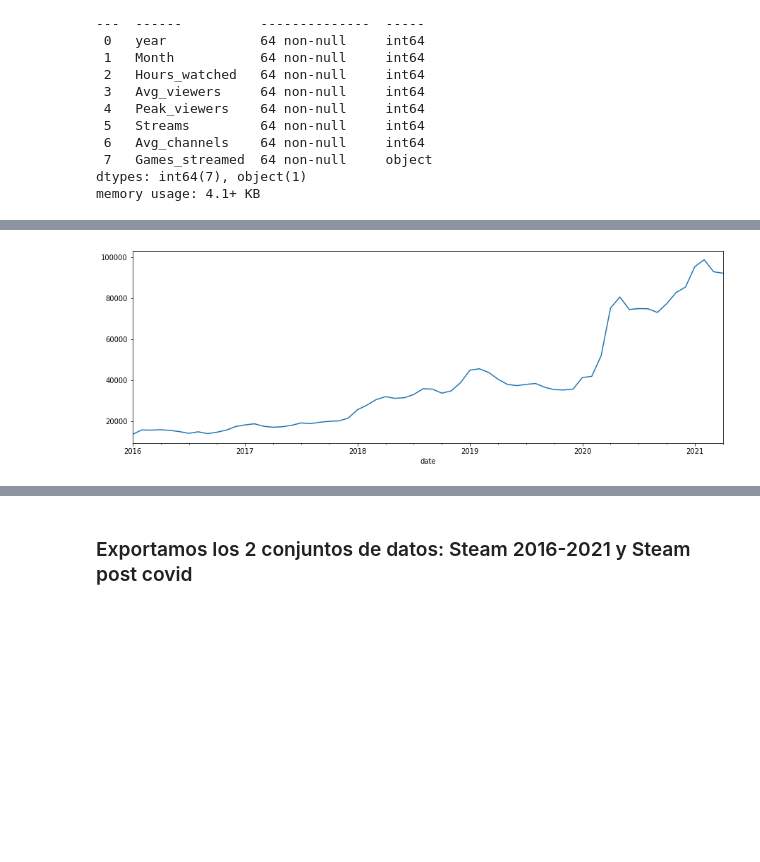
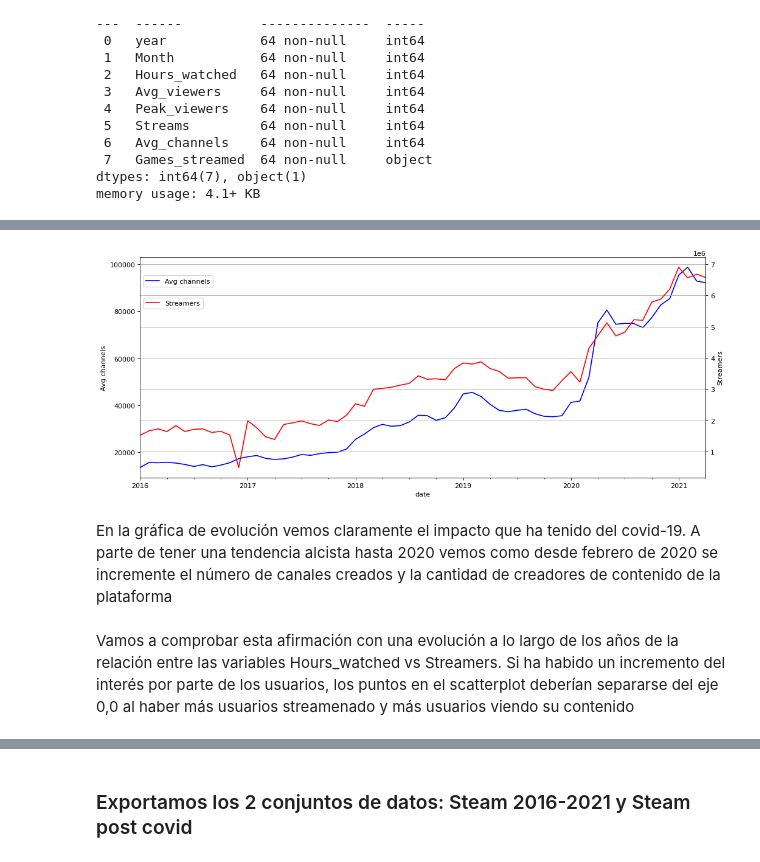
Before and after one commit to JoaquinLou/Streaming_game_influence, a Jupyter notebook: 2-Twtich data cleaning and analysis.ipynb, the cells around one changed output, grey strips where cells are left out. Saved outputs shown, nothing was run; the diff lists cells and outputs as text; code cells hidden in the pictures; blank space fills up the shorter version.

```diff
--- a/2-Twtich data cleaning and analysis.ipynb
+++ b/2-Twtich data cleaning and analysis.ipynb
@@ -176,5 +182,18 @@ df_twitch_games_2020.sort_values(['Hours_watched'], ascending=False).head(10).pl
 # %%
-plt.rcParams["figure.figsize"] = (15,5)
-df_twitch_year = df_twitch.groupby(['date'])['Avg_channels'].sum().plot()
+#Creamos nuestra figura
+fig,ax = plt.subplots(figsize=(15, 6), dpi=80)
+df_twitch_year = df_twitch.groupby(['date'])['Avg_channels'].sum().plot(color="blue", label="Avg channels") #Agrupamos por fecha y canales
+ax.set_ylabel('Avg channels')
+ax.legend(bbox_to_anchor=(0,  0.85, 0.5, 0.8), loc='lower left') #Configuramos la leyenda
+ax2=ax.twinx() #Creamos un doble eje
+df_twitch_year1 = df_twitch.groupby(['date'])['Streamers'].sum().plot(color="red", label="Streamers", ax=ax2) #Agrupamos por fecha y streamers
+ax2.set_ylabel('Streamers')
+ax2.legend(bbox_to_anchor=(0,  0.75, 0.5, 0.8), loc='lower left') #Configuramos la leyenda
+plt.grid(True)
+plt.show();
 # %% [output]
-[figure, old version]
+[figure, new version]
+# %% [markdown]
+En la gráfica de evolución vemos claramente el impacto que ha tenido del covid-19. A parte de tener una tendencia alcista hasta 2020 vemos como desde febrero de 2020 se incremente el número de canales creados y la cantidad de creadores de contenido de la plataforma
+# %% [markdown]
+Vamos a comprobar esta afirmación con una evolución a lo largo de los años de la relación entre las variables Hours_watched vs Streamers. Si ha habido un incremento del interés por parte de los usuarios, los puntos en el scatterplot deberían separarse del eje 0,0 al haber más usuarios streamenado y más usuarios viendo su contenido
```
Also changed, not shown: parts of 55 cells of this notebook, 4 other files.
